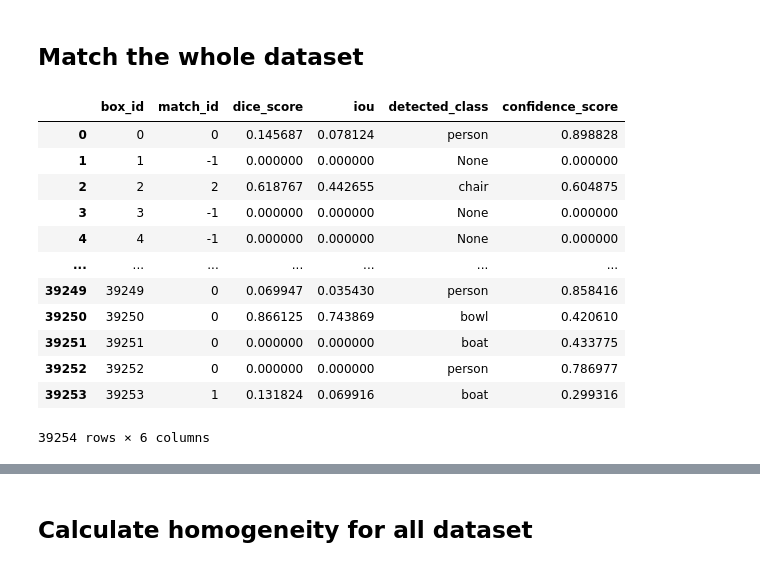
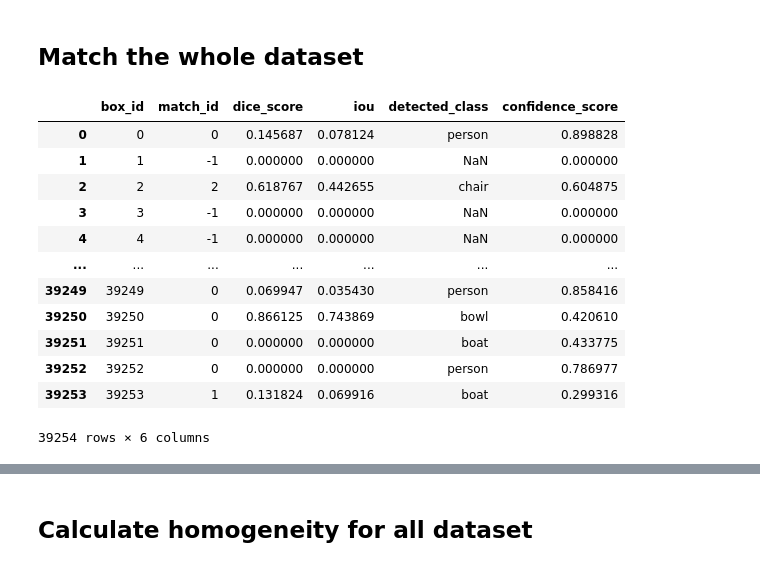
Before and after one commit to GMuradas99/Symmetry-Object-Detection-Analysis, a Jupyter notebook: match_object_detection.ipynb, the cells around one changed output, grey strips where cells are left out. Saved outputs shown, nothing was run; the diff lists cells and outputs as text; code cells hidden in the pictures.

```diff
--- a/match_object_detection.ipynb
+++ b/match_object_detection.ipynb
@@ -90,31 +91,36 @@ get_od_match_row(row, results)
 # %% [markdown]
 ## Match the whole dataset
 # %%
+compute = False
+
 def get_od_matches(df, predictions):
     box_id = []
     matches = []
     for _, row in tqdm(df.iterrows(), total=len(df)):
         if row['file_name'] not in predictions:
             continue
 
         box_id.append(row['Index'])
         matches.append(get_od_match_row(row, predictions))
 
     matches = pd.DataFrame(matches)
     matches.insert(0, 'box_id', box_id)
 
     return matches
 
-od_matches = get_od_matches(df, results)
-od_matches.to_csv('data_out/object_detection/box_matches.csv')
+if compute:
+    od_matches = get_od_matches(df, results)
+    od_matches.to_csv('data_out/object_detection/box_matches.csv')
+else:
+    od_matches = pd.read_csv('data_out/object_detection/box_matches.csv', index_col=0)
 od_matches
 # %% [output]
 |  | box_id | match_id | dice_score | iou | detected_class | confidence_score |
 | 0 | 0 | 0 | 0.145687 | 0.078124 | person | 0.898828 |
-| 1 | 1 | -1 | 0.000000 | 0.000000 | None | 0.000000 |
+| 1 | 1 | -1 | 0.000000 | 0.000000 | NaN | 0.000000 |
 | 2 | 2 | 2 | 0.618767 | 0.442655 | chair | 0.604875 |
-| 3 | 3 | -1 | 0.000000 | 0.000000 | None | 0.000000 |
-| 4 | 4 | -1 | 0.000000 | 0.000000 | None | 0.000000 |
+| 3 | 3 | -1 | 0.000000 | 0.000000 | NaN | 0.000000 |
+| 4 | 4 | -1 | 0.000000 | 0.000000 | NaN | 0.000000 |
 | ... | ... | ... | ... | ... | ... | ... |
 | 39249 | 39249 | 0 | 0.069947 | 0.035430 | person | 0.858416 |
 | 39250 | 39250 | 0 | 0.866125 | 0.743869 | bowl | 0.420610 |
```
Also changed, not shown: parts of 6 cells of this notebook, 3 other files.
